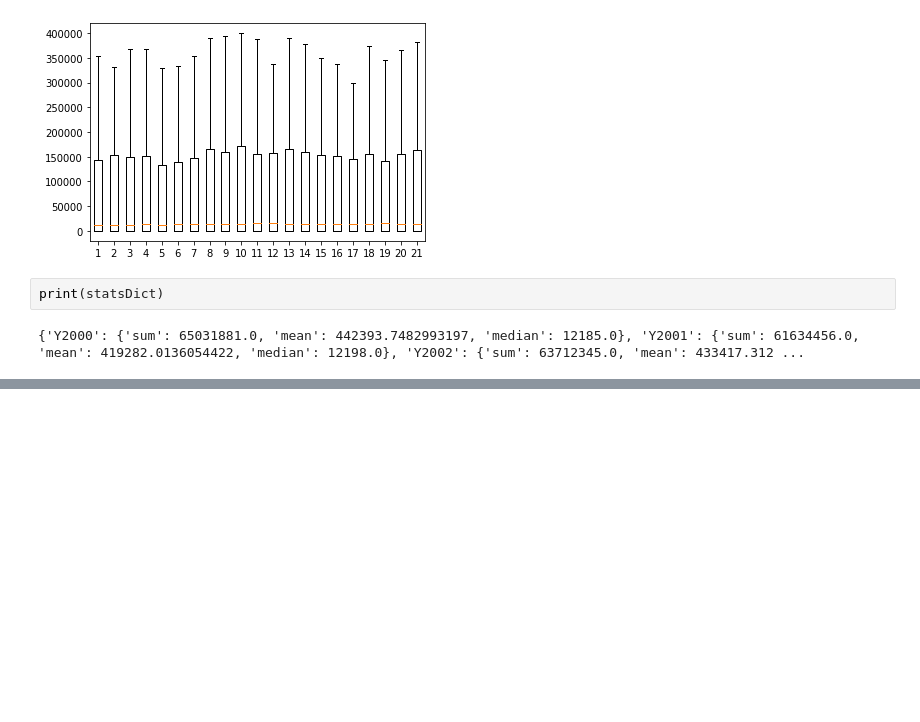
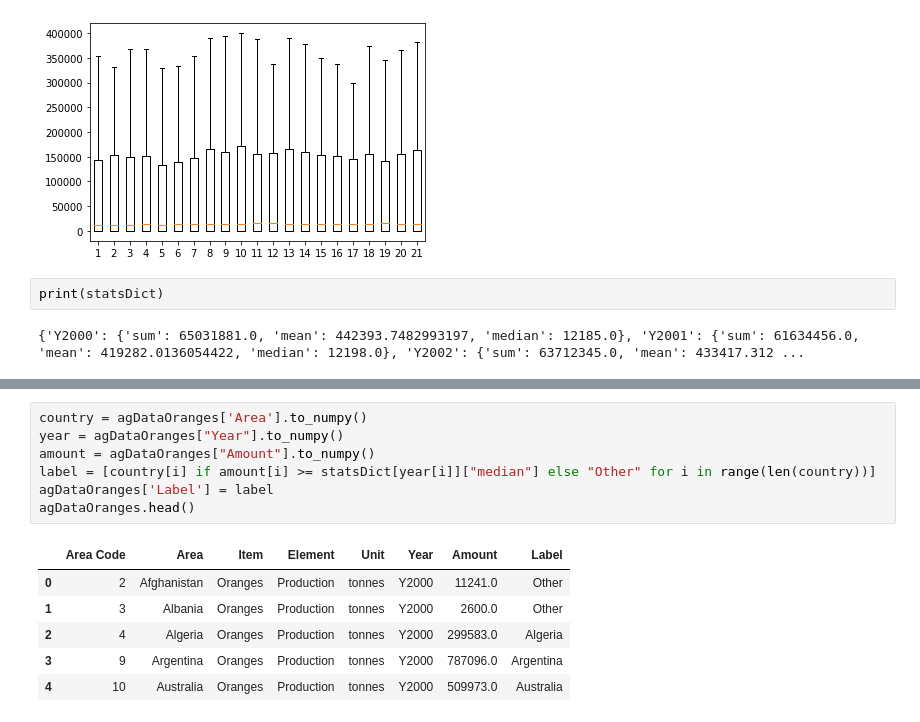
Before and after one commit to polarbearcode/DataAnalysis, a Jupyter notebook: AgricultureData/Orange.ipynb, the cells around one changed output, grey strips where cells are left out. Cells and saved outputs as stored; diff of their text form; blank space fills up the shorter version.

```diff
--- a/AgricultureData/Orange.ipynb
+++ b/AgricultureData/Orange.ipynb
@@ -141,0 +191,14 @@ print(statsDict)
+# %%
+country = agDataOranges['Area'].to_numpy()
+year = agDataOranges["Year"].to_numpy()
+amount = agDataOranges["Amount"].to_numpy()
+label = [country[i] if amount[i] >= statsDict[year[i]]["median"] else "Other" for i in range(len(country))]
+agDataOranges['Label'] = label
+agDataOranges.head()
+# %% [output]
+|  | Area Code | Area | Item | Element | Unit | Year | Amount | Label |
+| 0 | 2 | Afghanistan | Oranges | Production | tonnes | Y2000 | 11241.0 | Other |
+| 1 | 3 | Albania | Oranges | Production | tonnes | Y2000 | 2600.0 | Other |
+| 2 | 4 | Algeria | Oranges | Production | tonnes | Y2000 | 299583.0 | Algeria |
+| 3 | 9 | Argentina | Oranges | Production | tonnes | Y2000 | 787096.0 | Argentina |
+| 4 | 10 | Australia | Oranges | Production | tonnes | Y2000 | 509973.0 | Australia |
```
Also changed, not shown: parts of 7 cells of this notebook.
